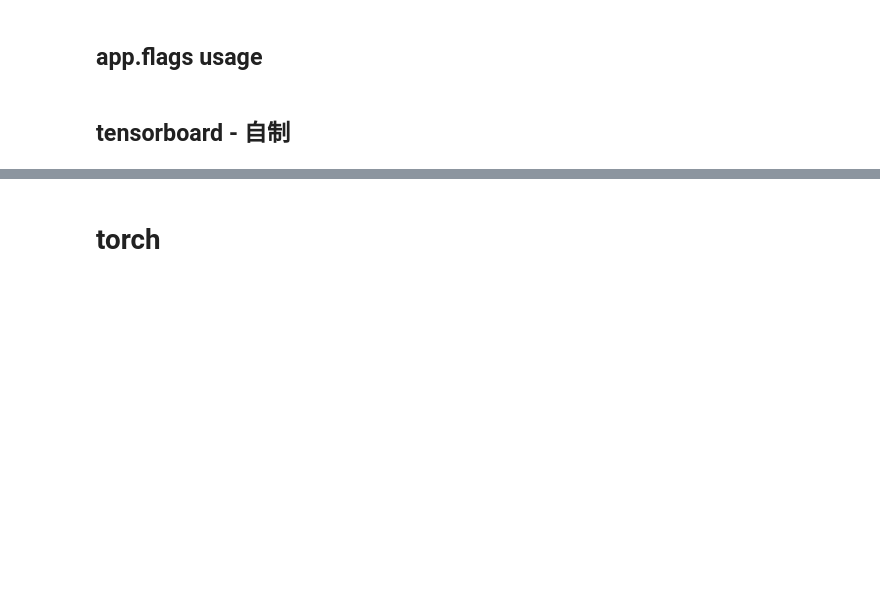
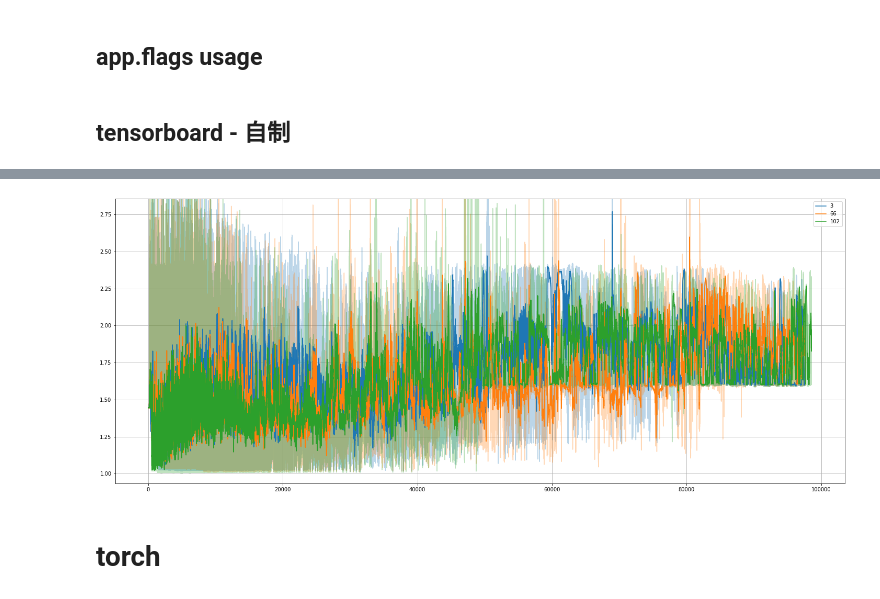
Before and after one commit to hexi519/CodesSnippets, a Jupyter notebook: pythonDemo/demo-tf,torch,gym.ipynb, the cells around one changed output, grey strips where cells are left out. Drawn from its saved outputs; the diff is of its cells as text; code cells hidden in the pictures; blank space fills up the shorter version.

```diff
--- a/pythonDemo/demo-tf,torch,gym.ipynb
+++ b/pythonDemo/demo-tf,torch,gym.ipynb
@@ -135,3 +135,8 @@ plot_smoothed(datas)
+# %%
+plt.rcParams['figure.figsize'] = [25, 10]  # 这个设置能使得图铺满整个页面
+plot_smoothed(datas)
+# %% [output]
+[figure, added]
 # %% [markdown]
 # torch
 # %% [markdown]
```
Also changed, not shown: parts of 2 cells of this notebook, 1 other file.
